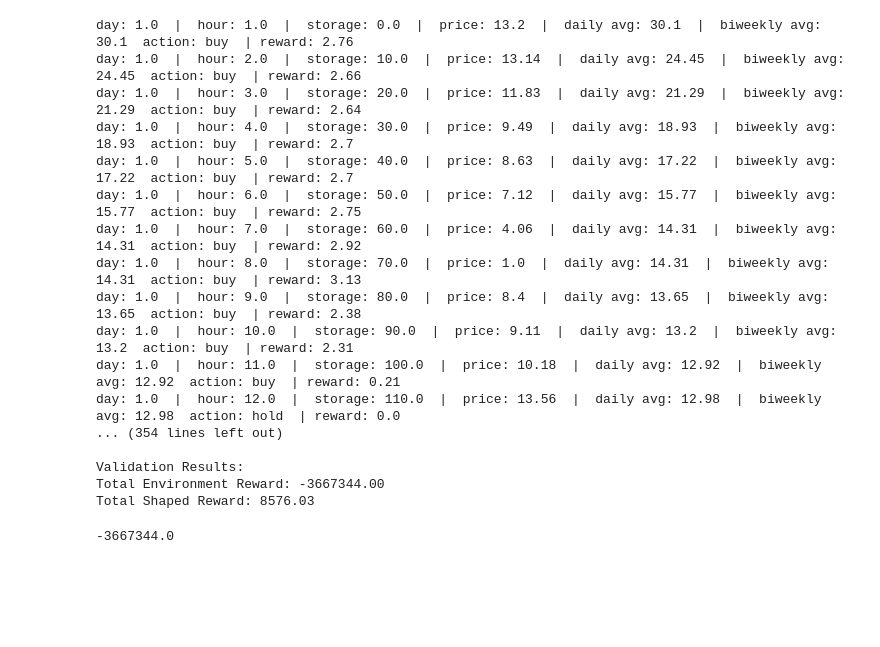
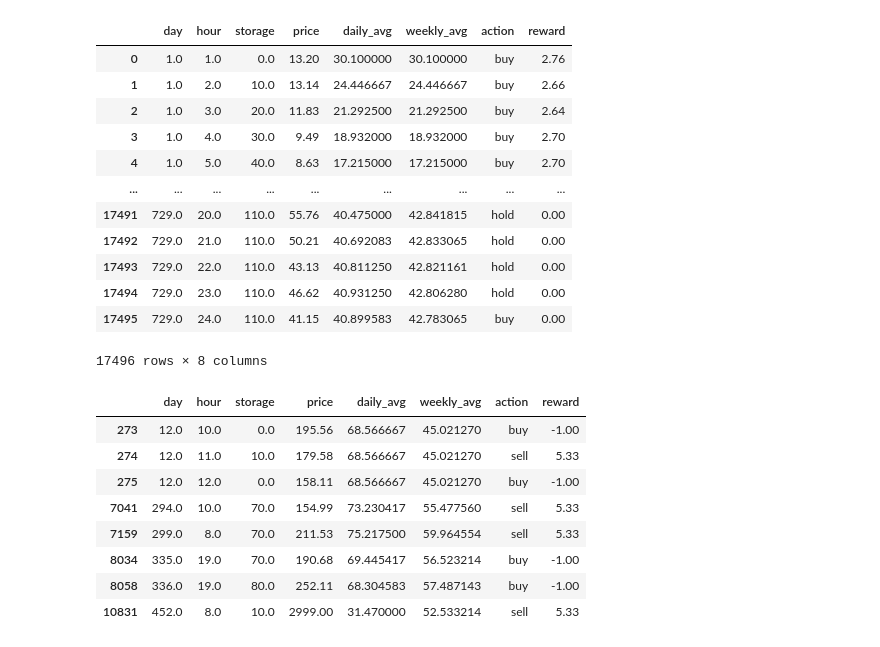
Before and after one commit to kiarakitana/RL_project, a Jupyter notebook: plots.ipynb, the cells around one changed output. Cells and saved outputs as stored; diff of their text form; code cells hidden in the pictures; blank space fills up the shorter version.

```diff
--- a/plots.ipynb
+++ b/plots.ipynb
@@ -15,21 +0,0 @@ from TQN.tqn import *
-# %%
-validate()
-# %% [output]
-day: 1.0  |  hour: 1.0  |  storage: 0.0  |  price: 13.2  |  daily avg: 30.1  |  biweekly avg: 30.1  action: buy  | reward: 2.76
-day: 1.0  |  hour: 2.0  |  storage: 10.0  |  price: 13.14  |  daily avg: 24.45  |  biweekly avg: 24.45  action: buy  | reward: 2.66
-day: 1.0  |  hour: 3.0  |  storage: 20.0  |  price: 11.83  |  daily avg: 21.29  |  biweekly avg: 21.29  action: buy  | reward: 2.64
-day: 1.0  |  hour: 4.0  |  storage: 30.0  |  price: 9.49  |  daily avg: 18.93  |  biweekly avg: 18.93  action: buy  | reward: 2.7
-day: 1.0  |  hour: 5.0  |  storage: 40.0  |  price: 8.63  |  daily avg: 17.22  |  biweekly avg: 17.22  action: buy  | reward: 2.7
-day: 1.0  |  hour: 6.0  |  storage: 50.0  |  price: 7.12  |  daily avg: 15.77  |  biweekly avg: 15.77  action: buy  | reward: 2.75
-day: 1.0  |  hour: 7.0  |  storage: 60.0  |  price: 4.06  |  daily avg: 14.31  |  biweekly avg: 14.31  action: buy  | reward: 2.92
-day: 1.0  |  hour: 8.0  |  storage: 70.0  |  price: 1.0  |  daily avg: 14.31  |  biweekly avg: 14.31  action: buy  | reward: 3.13
-day: 1.0  |  hour: 9.0  |  storage: 80.0  |  price: 8.4  |  daily avg: 13.65  |  biweekly avg: 13.65  action: buy  | reward: 2.38
-day: 1.0  |  hour: 10.0  |  storage: 90.0  |  price: 9.11  |  daily avg: 13.2  |  biweekly avg: 13.2  action: buy  | reward: 2.31
-day: 1.0  |  hour: 11.0  |  storage: 100.0  |  price: 10.18  |  daily avg: 12.92  |  biweekly avg: 12.92  action: buy  | reward: 0.21
-day: 1.0  |  hour: 12.0  |  storage: 110.0  |  price: 13.56  |  daily avg: 12.98  |  biweekly avg: 12.98  action: hold  | reward: 0.0
-... (354 lines left out)
-
-Validation Results:
-Total Environment Reward: -3667344.00
-Total Shaped Reward: 8576.03
--3667344.0
@@ -35,0 +4,29 @@ Total Shaped Reward: 8576.03
+# %%
+df = pd.read_csv('state_action_data.csv')
+df
+# %% [output]
+|  | day | hour | storage | price | daily_avg | weekly_avg | action | reward |
+| 0 | 1.0 | 1.0 | 0.0 | 13.20 | 30.100000 | 30.100000 | buy | 2.76 |
+| 1 | 1.0 | 2.0 | 10.0 | 13.14 | 24.446667 | 24.446667 | buy | 2.66 |
+| 2 | 1.0 | 3.0 | 20.0 | 11.83 | 21.292500 | 21.292500 | buy | 2.64 |
+| 3 | 1.0 | 4.0 | 30.0 | 9.49 | 18.932000 | 18.932000 | buy | 2.70 |
+| 4 | 1.0 | 5.0 | 40.0 | 8.63 | 17.215000 | 17.215000 | buy | 2.70 |
+| ... | ... | ... | ... | ... | ... | ... | ... | ... |
+| 17491 | 729.0 | 20.0 | 110.0 | 55.76 | 40.475000 | 42.841815 | hold | 0.00 |
+| 17492 | 729.0 | 21.0 | 110.0 | 50.21 | 40.692083 | 42.833065 | hold | 0.00 |
+| 17493 | 729.0 | 22.0 | 110.0 | 43.13 | 40.811250 | 42.821161 | hold | 0.00 |
+| 17494 | 729.0 | 23.0 | 110.0 | 46.62 | 40.931250 | 42.806280 | hold | 0.00 |
+| 17495 | 729.0 | 24.0 | 110.0 | 41.15 | 40.899583 | 42.783065 | buy | 0.00 |
+17496 rows × 8 columns
+# %%
+df[(df['price'] > 150)]
+# %% [output]
+|  | day | hour | storage | price | daily_avg | weekly_avg | action | reward |
+| 273 | 12.0 | 10.0 | 0.0 | 195.56 | 68.566667 | 45.021270 | buy | -1.00 |
+| 274 | 12.0 | 11.0 | 10.0 | 179.58 | 68.566667 | 45.021270 | sell | 5.33 |
+| 275 | 12.0 | 12.0 | 0.0 | 158.11 | 68.566667 | 45.021270 | buy | -1.00 |
+| 7041 | 294.0 | 10.0 | 70.0 | 154.99 | 73.230417 | 55.477560 | sell | 5.33 |
+| 7159 | 299.0 | 8.0 | 70.0 | 211.53 | 75.217500 | 59.964554 | sell | 5.33 |
+| 8034 | 335.0 | 19.0 | 70.0 | 190.68 | 69.445417 | 56.523214 | buy | -1.00 |
+| 8058 | 336.0 | 19.0 | 80.0 | 252.11 | 68.304583 | 57.487143 | buy | -1.00 |
+| 10831 | 452.0 | 8.0 | 10.0 | 2999.00 | 31.470000 | 52.533214 | sell | 5.33 |
```
Also changed, not shown: parts of 8 cells of this notebook, 8 other files.
